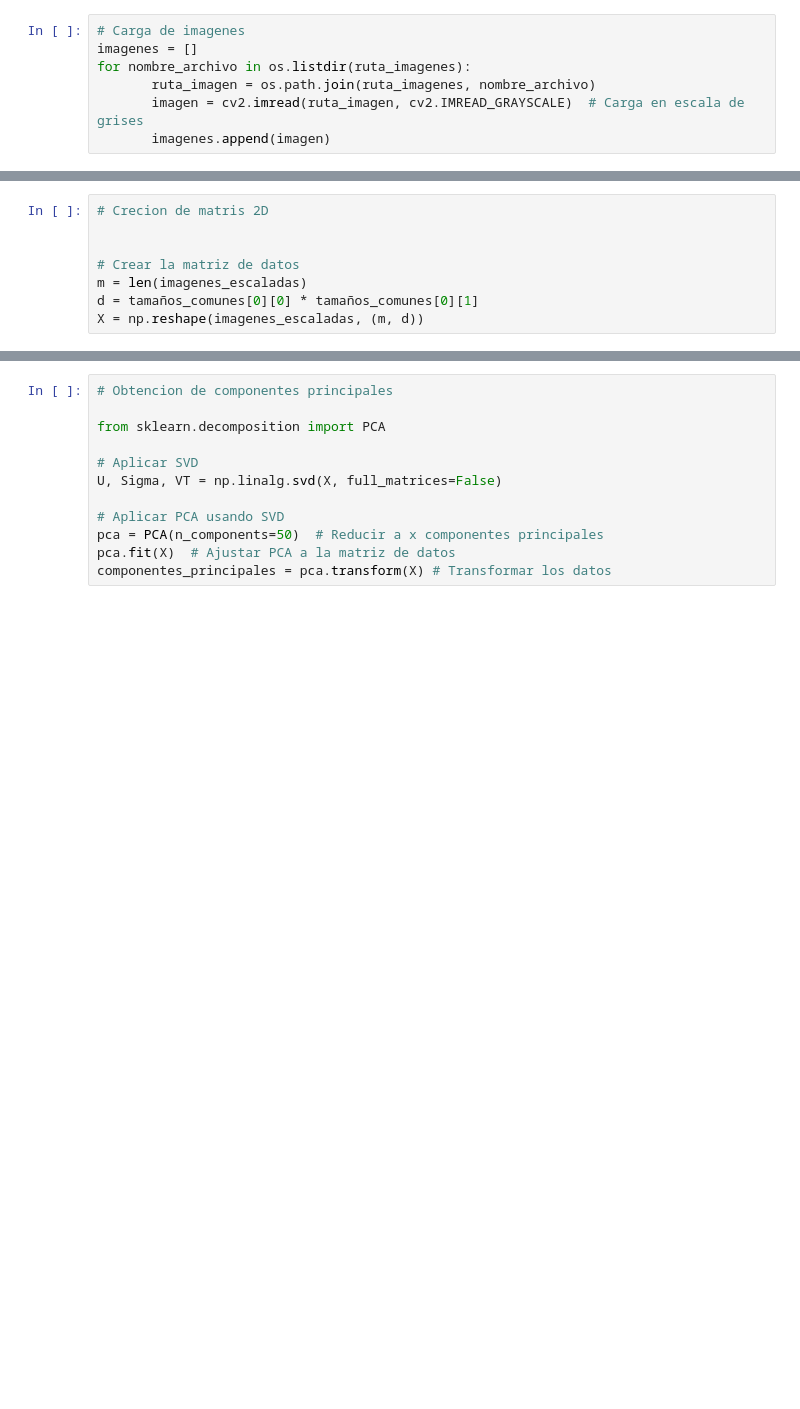
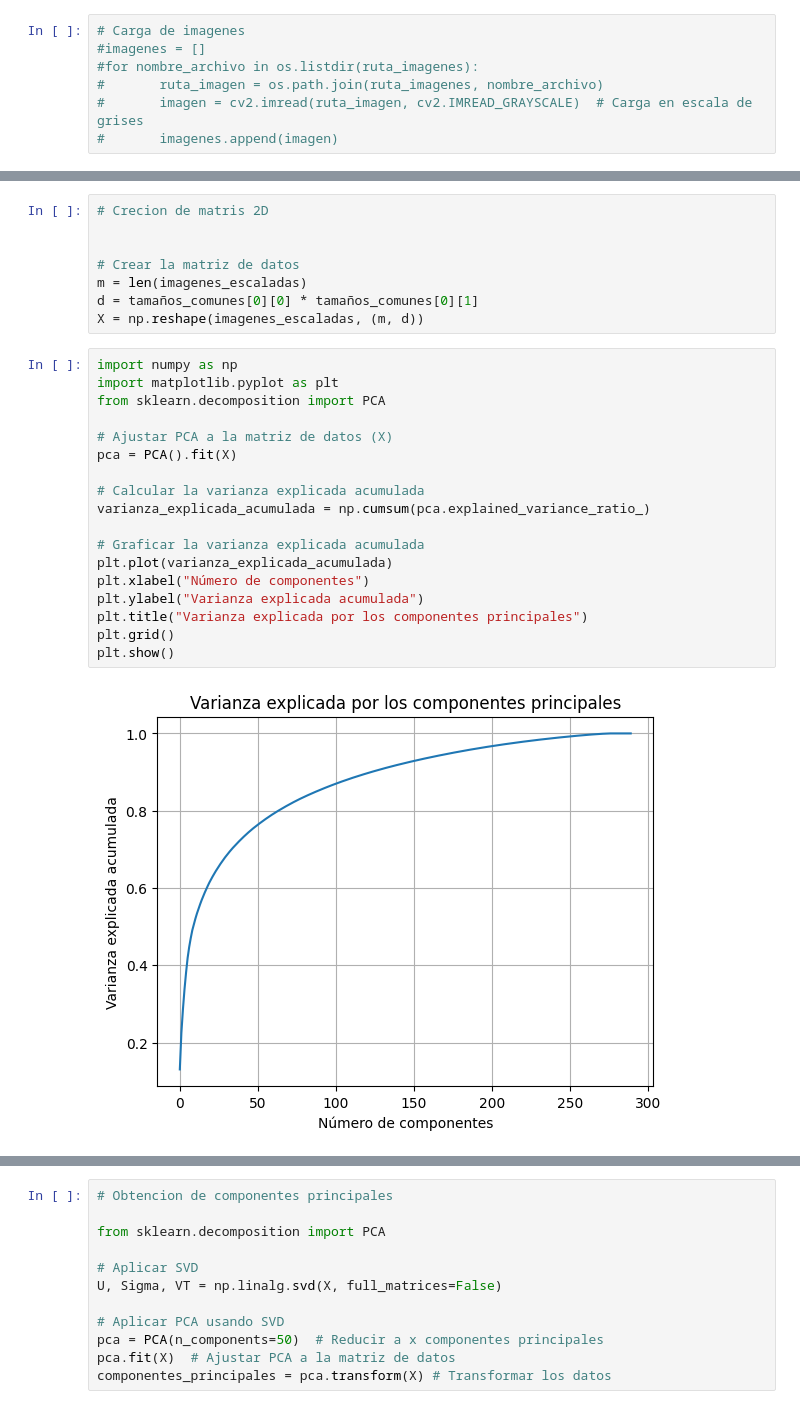
Before and after one commit to gcalanch/DMA-Caras, a Jupyter notebook: EigenfacesMZ.ipynb, the cells around one changed output, grey strips where cells are left out. Cells and saved outputs as stored; diff of their text form; blank space fills up the shorter version.

```diff
--- a/EigenfacesMZ.ipynb
+++ b/EigenfacesMZ.ipynb
@@ -60,8 +98,8 @@ Proceso inicial terminado ...
 # %%
 # Carga de imagenes
-imagenes = []
-for nombre_archivo in os.listdir(ruta_imagenes):
-       ruta_imagen = os.path.join(ruta_imagenes, nombre_archivo)
-       imagen = cv2.imread(ruta_imagen, cv2.IMREAD_GRAYSCALE)  # Carga en escala de grises
-       imagenes.append(imagen)
+#imagenes = []
+#for nombre_archivo in os.listdir(ruta_imagenes):
+#       ruta_imagen = os.path.join(ruta_imagenes, nombre_archivo)
+#       imagen = cv2.imread(ruta_imagen, cv2.IMREAD_GRAYSCALE)  # Carga en escala de grises
+#       imagenes.append(imagen)
 # %%
@@ -149,3 +199,23 @@ plt.show()
 m = len(imagenes_escaladas)
 d = tamaños_comunes[0][0] * tamaños_comunes[0][1]
 X = np.reshape(imagenes_escaladas, (m, d))
+# %%
+import numpy as np
+import matplotlib.pyplot as plt
+from sklearn.decomposition import PCA
+
+# Ajustar PCA a la matriz de datos (X)
+pca = PCA().fit(X)
+
+# Calcular la varianza explicada acumulada
+varianza_explicada_acumulada = np.cumsum(pca.explained_variance_ratio_)
+
+# Graficar la varianza explicada acumulada
+plt.plot(varianza_explicada_acumulada)
+plt.xlabel("Número de componentes")
+plt.ylabel("Varianza explicada acumulada")
+plt.title("Varianza explicada por los componentes principales")
+plt.grid()
+plt.show()
+# %% [output]
+[figure, added]
```
Also changed, not shown: parts of 21 cells of this notebook.
